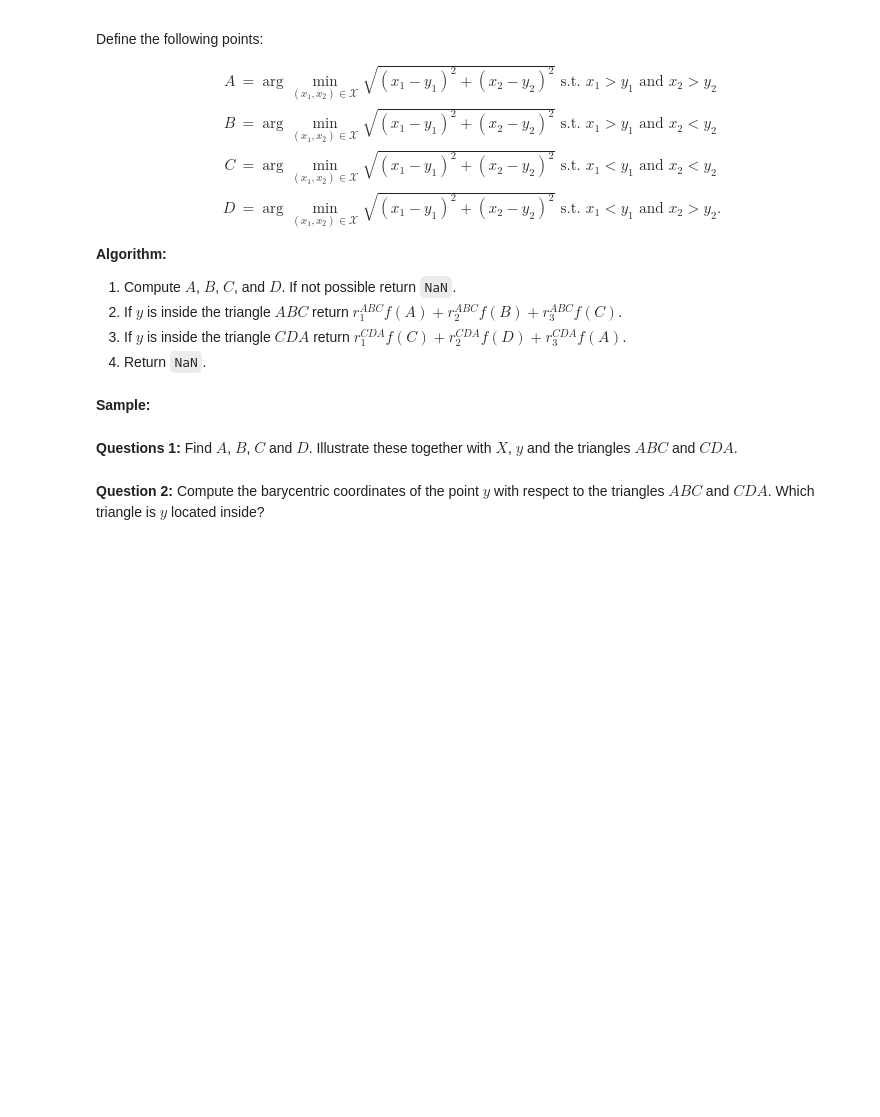
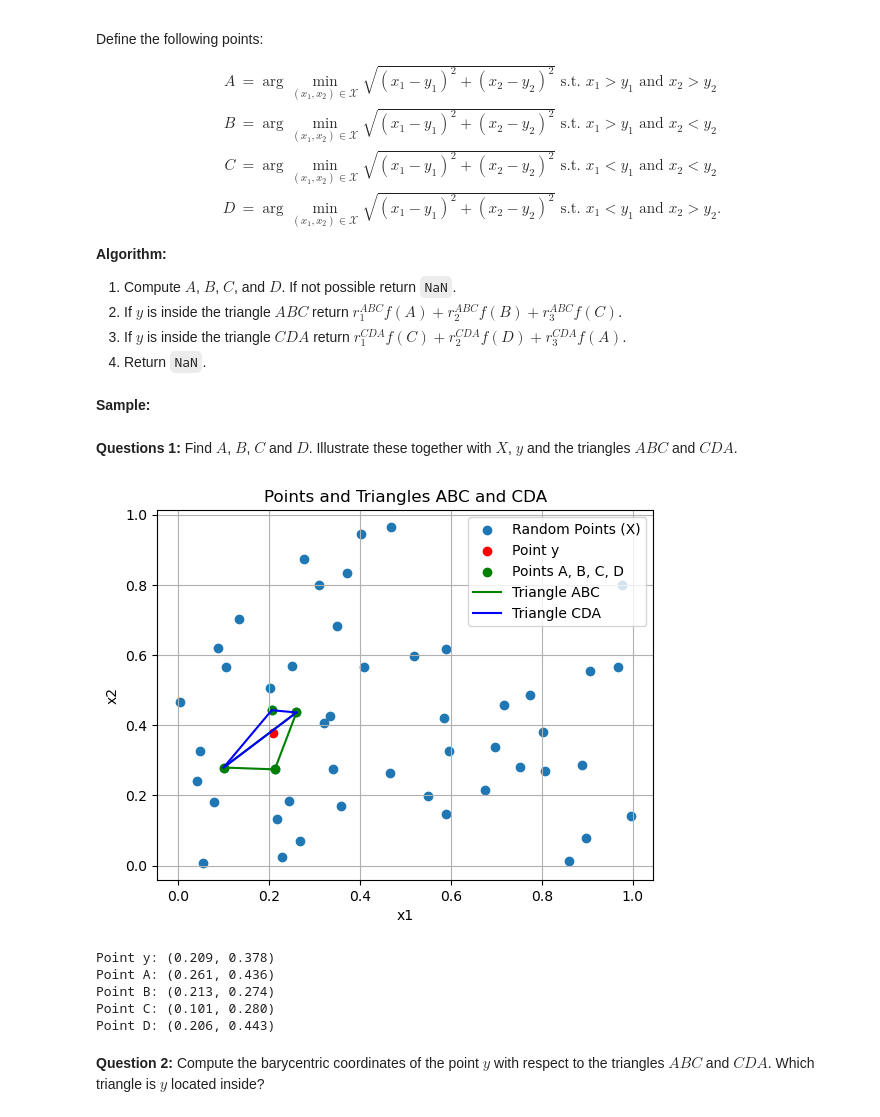
Before and after one commit to NumEconCopenhagen/projects-2024-econ-jyderne, a Jupyter notebook: exam2024/exam2024 1.ipynb, the cells around one changed output. Cells and saved outputs as stored; diff of their text form; code cells hidden in the pictures; blank space fills up the shorter version.

```diff
--- a/exam2024/exam2024 1.ipynb
+++ b/exam2024/exam2024 1.ipynb
@@ -520,2 +518,66 @@ y = rng.uniform(size=(2,))
+# %%
+import numpy as np
+import matplotlib.pyplot as plt
+
+# Sample data
+rng = np.random.default_rng(2024)
+X = rng.uniform(size=(50, 2))
+y = rng.uniform(size=(2,))
+
+# Redefine the functions provided earlier
+def barycentric_coordinates(A, B, C, g):
+    r1_ABC = ((B[1] - C[1]) * (g[0] - C[0]) + (C[0] - B[0]) * (g[1] - C[1])) / ((B[1] - C[1]) * (A[0] - C[0]) + (C[0] - B[0]) * (A[1] - C[1]))
+    r2_ABC = ((C[1] - A[1]) * (g[0] - C[0]) + (A[0] - C[0]) * (g[1] - C[1])) / ((B[1] - C[1]) * (A[0] - C[0]) + (C[0] - B[0]) * (A[1] - C[1]))
+    r3_ABC = 1 - r1_ABC - r2_ABC
+    return r1_ABC, r2_ABC, r3_ABC
+
+def is_inside_triangle(r1, r2, r3):
+    return 0 <= r1 <= 1 and 0 <= r2 <= 1 and 0 <= r3 <= 1
+
+def find_closest_points(X, y):
+    A = min([(x_i, y_i) for x_i, y_i in X if x_i > y[0] and y_i > y[1]], key=lambda p: np.sqrt((p[0] - y[0])**2 + (p[1] - y[1])**2), default=None)
+    B = min([(x_i, y_i) for x_i, y_i in X if x_i > y[0] and y_i < y[1]], key=lambda p: np.sqrt((p[0] - y[0])**2 + (p[1] - y[1])**2), default=None)
+    C = min([(x_i, y_i) for x_i, y_i in X if x_i < y[0] and y_i < y[1]], key=lambda p: np.sqrt((p[0] - y[0])**2 + (p[1] - y[1])**2), default=None)
+    D = min([(x_i, y_i) for x_i, y_i in X if x_i < y[0] and y_i > y[1]], key=lambda p: np.sqrt((p[0] - y[0])**2 + (p[1] - y[1])**2), default=None)
+    return A, B, C, D
+
+# Find the points A, B, C, D
+A, B, C, D = find_closest_points(X, y)
+
+# Plotting the points and the triangles
+plt.scatter(X[:, 0], X[:, 1], label='Random Points (X)')
+plt.scatter([y[0]], [y[1]], color='red', label='Point y')
+plt.scatter([A[0], B[0], C[0], D[0]], [A[1], B[1], C[1], D[1]], color='green', label='Points A, B, C, D')
+
+if A and B and C:
+    plt.plot([A[0], B[0]], [A[1], B[1]], 'g-')
+    plt.plot([B[0], C[0]], [B[1], C[1]], 'g-')
+    plt.plot([C[0], A[0]], [C[1], A[1]], 'g-', label='Triangle ABC')
+
+if C and D and A:
+    plt.plot([C[0], D[0]], [C[1], D[1]], 'b-')
+    plt.plot([D[0], A[0]], [D[1], A[1]], 'b-')
+    plt.plot([A[0], C[0]], [A[1], C[1]], 'b-', label='Triangle CDA')
+
+plt.legend()
+plt.xlabel('x1')
+plt.ylabel('x2')
+plt.title('Points and Triangles ABC and CDA')
+plt.grid(True)
+plt.show()
+
+# Printing the points y, A, B, C, and D for x1 and x2
+print("Point y: ({:.3f}, {:.3f})".format(y[0], y[1]))
+print("Point A: ({:.3f}, {:.3f})".format(A[0], A[1]))
+print("Point B: ({:.3f}, {:.3f})".format(B[0], B[1]))
+print("Point C: ({:.3f}, {:.3f})".format(C[0], C[1]))
+print("Point D: ({:.3f}, {:.3f})".format(D[0], D[1]))
+# %% [output]
+[figure, added]
+Point y: (0.209, 0.378)
+Point A: (0.261, 0.436)
+Point B: (0.213, 0.274)
+Point C: (0.101, 0.280)
+Point D: (0.206, 0.443)
 # %% [markdown]
 **Question 2:** Compute the barycentric coordinates of the point $y$ with respect to the triangles $ABC$ and $CDA$. Which triangle is $y$ located inside?
```
Also changed, not shown: parts of 7 cells of this notebook.
